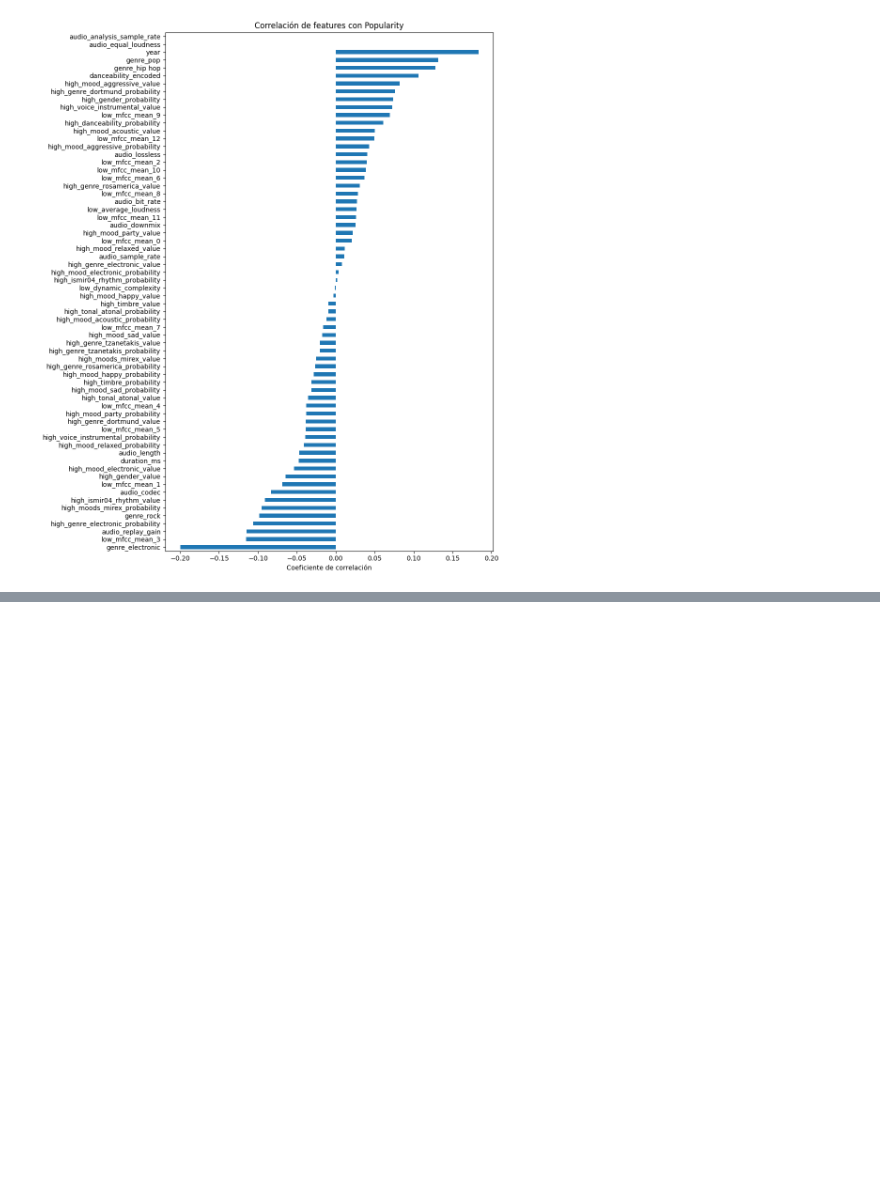
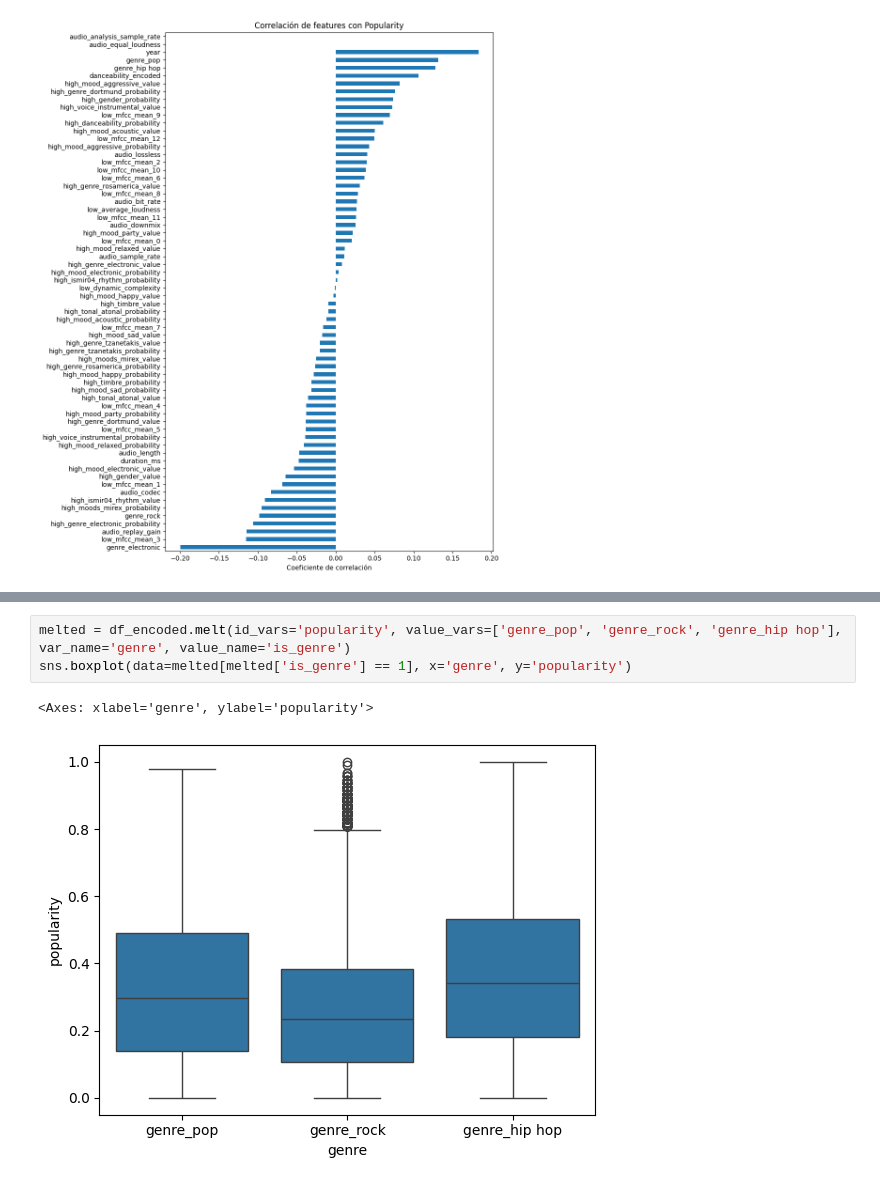
Before and after one commit to PolloDK/HitSpell, a Jupyter notebook: 01_preprocesamiento_andrea.ipynb, the cells around one changed output, grey strips where cells are left out. Cells and saved outputs as stored; diff of their text form; blank space fills up the shorter version.

```diff
--- a/01_preprocesamiento_andrea.ipynb
+++ b/01_preprocesamiento_andrea.ipynb
@@ -739,0 +746,6 @@ plt.show()
+# %%
+melted = df_encoded.melt(id_vars='popularity', value_vars=['genre_pop', 'genre_rock', 'genre_hip hop'], var_name='genre', value_name='is_genre')
+sns.boxplot(data=melted[melted['is_genre'] == 1], x='genre', y='popularity')
+# %% [output]
+<Axes: xlabel='genre', ylabel='popularity'>
+[figure, added]
```
Also changed, not shown: parts of 3 cells of this notebook.
